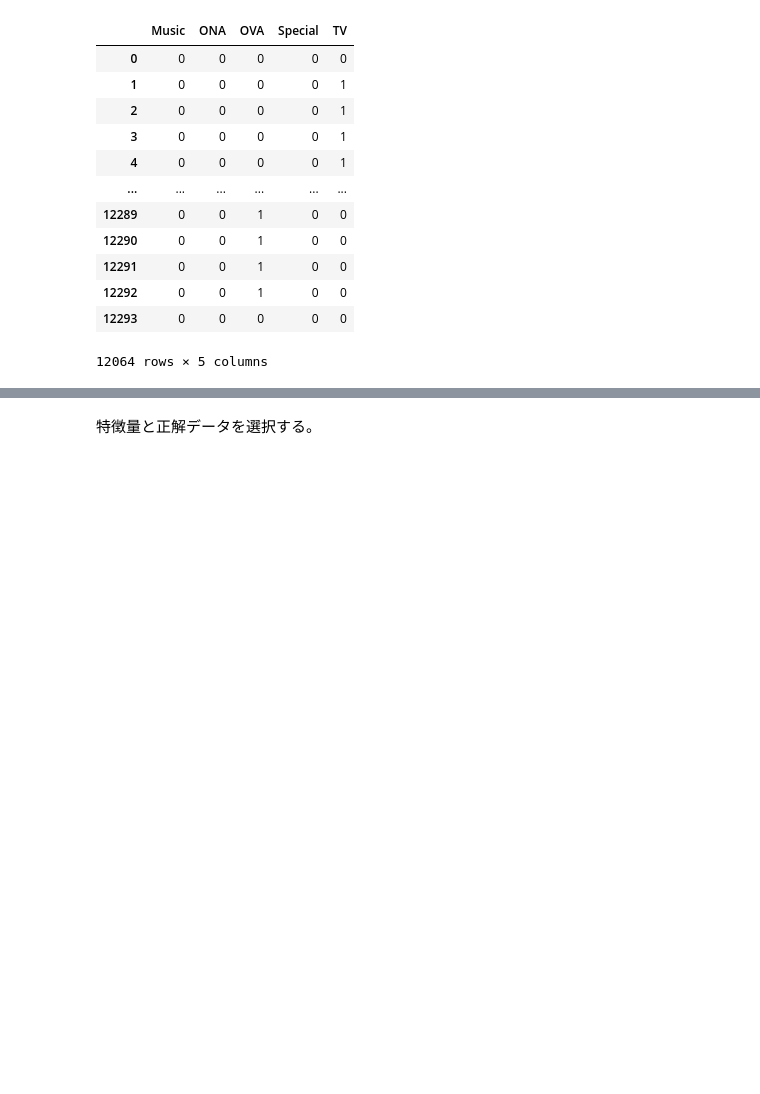
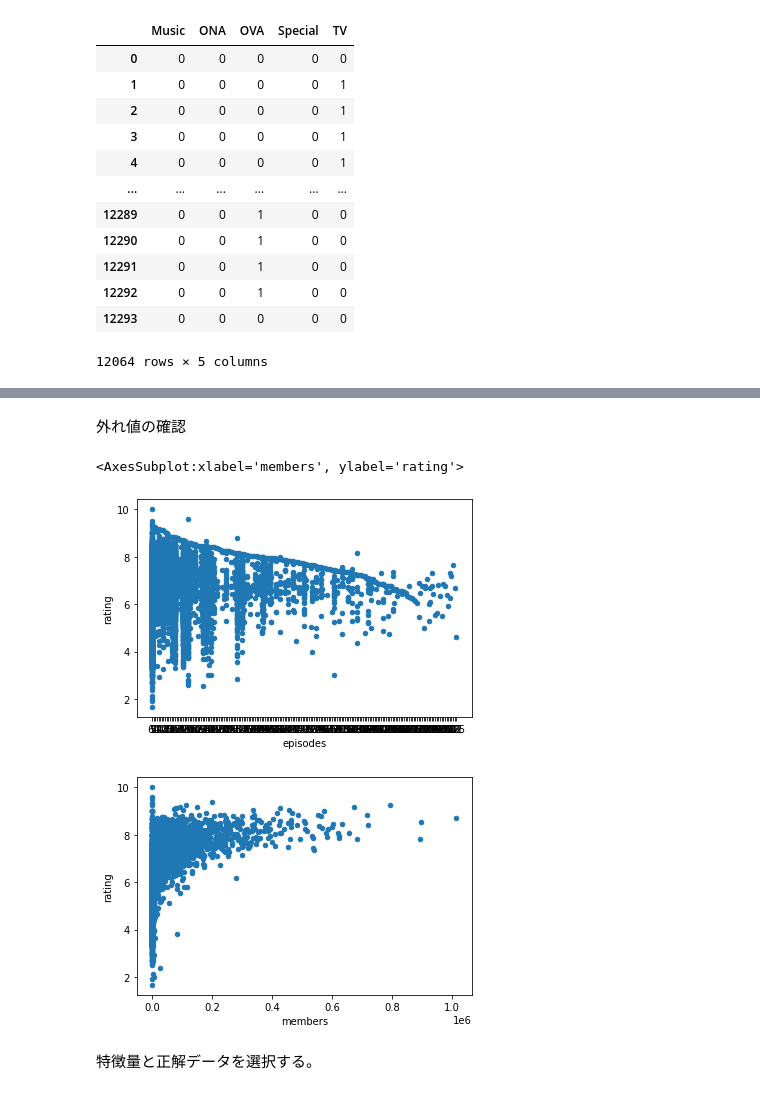
Before and after one commit to SyunsukeOta/AnimeAnalysis, a Jupyter notebook: code.ipynb, the cells around one changed output, grey strips where cells are left out. Saved outputs shown, nothing was run; the diff lists cells and outputs as text; code cells hidden in the pictures; blank space fills up the shorter version.

Commit message:
外れ値の確認

```diff
--- a/code.ipynb
+++ b/code.ipynb
@@ -106,6 +106,17 @@ a_df.head()
 | 2 | 28977 | Gintama° | 51 | 9.25 | 114262 | 0 | 0 | 0 | 0 | 1 |
 | 3 | 9253 | Steins;Gate | 24 | 9.17 | 673572 | 0 | 0 | 0 | 0 | 1 |
 | 4 | 9969 | Gintama&#039; | 51 | 9.16 | 151266 | 0 | 0 | 0 | 0 | 1 |
+# %% [markdown]
+外れ値の確認
+# %%
+%matplotlib inline
+
+a_df.plot(kind='scatter', x='episodes', y='rating')
+a_df.plot(kind='scatter', x='members', y='rating')
+# %% [output]
+<AxesSubplot:xlabel='members', ylabel='rating'>
+[figure, added]
+[figure, added]
 # %% [markdown]
 特徴量と正解データを選択する。
 # %%
```
